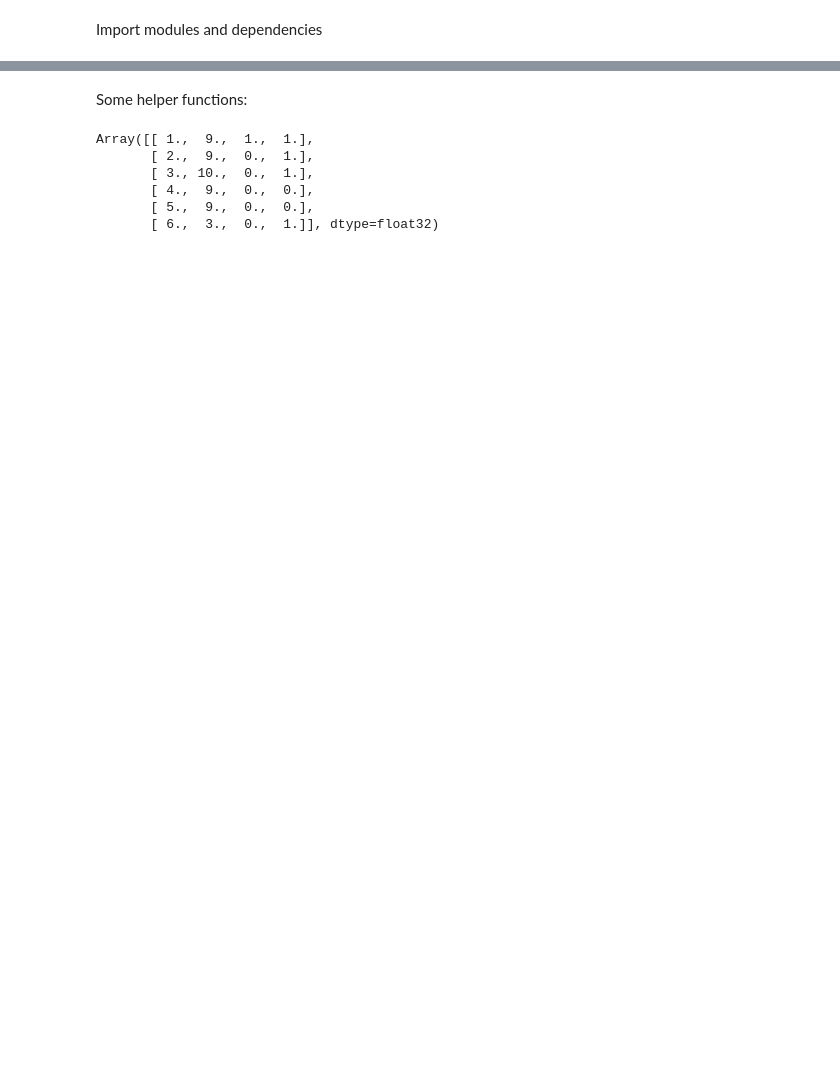
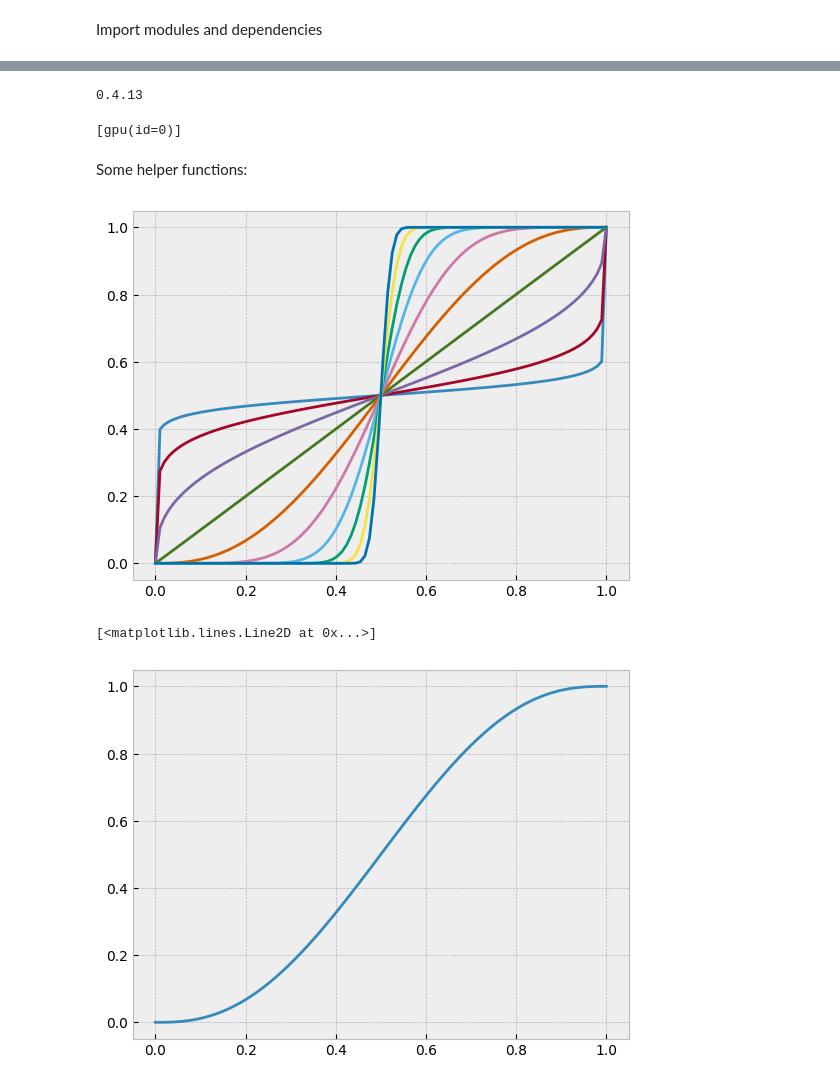
Before and after one commit to HeningWang/numpyro_adjective_modelling, a Jupyter notebook: numpyro_slider_MCMC.ipynb, the cells around one changed output, grey strips where cells are left out. Drawn from its saved outputs; the diff is of its cells as text; code cells hidden in the pictures; blank space fills up the shorter version.

```diff
--- a/numpyro_slider_MCMC.ipynb
+++ b/numpyro_slider_MCMC.ipynb
@@ -59,3 +48,9 @@ assert numpyro.__version__.startswith("0.12.1")
+# %%
+print(jax.__version__)
+jax.devices()
+# %% [output]
+0.4.13
+[gpu(id=0)]
 # %%
 import sys
 sys.path.append('/content/numpyro_adjective_modelling')
@@ -64,5 +57,38 @@ from numpyro_adjective_modelling.core_model import *
 # %% [markdown]
 Some helper functions:
+# %%
+import numpy as np
+from scipy.stats import norm
+
+%matplotlib inline
+from scipy.special import betainc
+import numpy as np
+import math
+import matplotlib.pyplot as plt
+
+x = np.linspace(0., 1., 100)
+N = 10
+
+for i in range(N):
+    k = 0.5 * np.exp(i) / N
+    plt.plot(x, betainc(k, k, x))
+
+#plt.gca().set_xlim(0,1)
+#plt.gca().set_ylim(0,1)
+plt.show()
+
+def link_function_S(x, param=None):
+  N = 10
+  k = 0.5 * jnp.exp(param) / N
+  return jax.scipy.stats.beta.cdf(x,k,k)
+
+x = np.linspace(0., 1., 100)
+y = link_function_S(x, param = 4)
+plt.plot(x,y)
+# %% [output]
+[figure, added]
+[<matplotlib.lines.Line2D at 0x...>]
+[figure, added]
 # %%
 # Mutate the dataset to include the states of the objects
 # ... states are independent variables for models
@@ -108,13 +155,3 @@ def compute_alpha_beta_concentration(mu, v):
-# %%
-# Check the result of states
-df_experiment.loc[0, "states"]
-# %% [output]
-Array([[ 1.,  9.,  1.,  1.],
-       [ 2.,  9.,  0.,  1.],
-       [ 3., 10.,  0.,  1.],
-       [ 4.,  9.,  0.,  0.],
-       [ 5.,  9.,  0.,  0.],
-       [ 6.,  3.,  0.,  1.]], dtype=float32)
 # %%
 # Import dataset
 dataset_url = "/content/numpyro_adjective_modelling/dataset/dataset_slider.csv"
```
Also changed, not shown: parts of 29 cells of this notebook.
